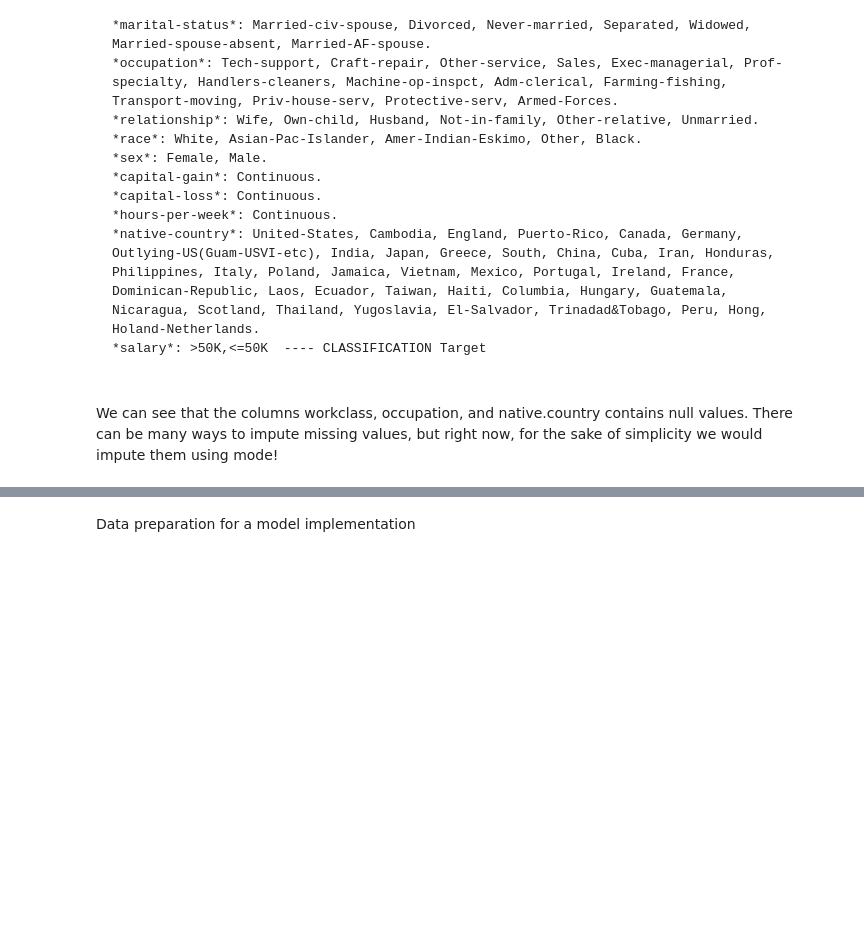
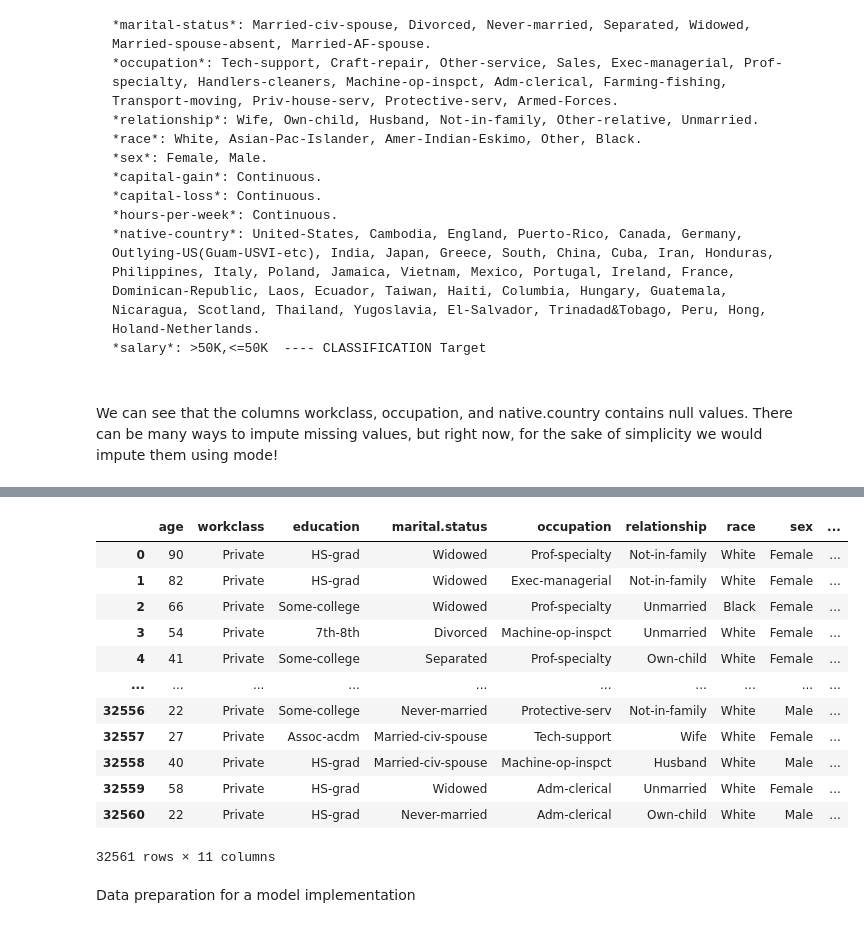
Before and after one commit to encoras/Artificial-Intelligence-Group, a Jupyter notebook: Feature_selection_Task_classifier_adult.ipynb, the cells around one changed output, grey strips where cells are left out. Saved outputs shown, nothing was run; the diff lists cells and outputs as text; code cells hidden in the pictures; blank space fills up the shorter version.

```diff
--- a/Feature_selection_Task_classifier_adult.ipynb
+++ b/Feature_selection_Task_classifier_adult.ipynb
@@ -36,0 +33,2 @@ df = pd.read_csv('/content/drive/MyDrive/Colab Notebooks/archive.zip')
+# %%
+df = pd.read_csv('https://raw.githubusercontent.com/pooja2512/Adult-Census-Income/refs/heads/master/adult.csv')
@@ -57,0 +77,3 @@ We can see that the columns workclass, occupation, and native.country contains n
+# %%
+df[df == '?'] = np.nan
+df.info()
@@ -61,3 +109,19 @@ for col in ['workclass', 'occupation', 'native.country']:
+# %%
+df
+# %% [output]
+|  | age | workclass | education | marital.status | occupation | relationship | race | sex | ... |
+| 0 | 90 | Private | HS-grad | Widowed | Prof-specialty | Not-in-family | White | Female | ... |
+| 1 | 82 | Private | HS-grad | Widowed | Exec-managerial | Not-in-family | White | Female | ... |
+| 2 | 66 | Private | Some-college | Widowed | Prof-specialty | Unmarried | Black | Female | ... |
+| 3 | 54 | Private | 7th-8th | Divorced | Machine-op-inspct | Unmarried | White | Female | ... |
+| 4 | 41 | Private | Some-college | Separated | Prof-specialty | Own-child | White | Female | ... |
+| ... | ... | ... | ... | ... | ... | ... | ... | ... | ... |
+| 32556 | 22 | Private | Some-college | Never-married | Protective-serv | Not-in-family | White | Male | ... |
+| 32557 | 27 | Private | Assoc-acdm | Married-civ-spouse | Tech-support | Wife | White | Female | ... |
+| 32558 | 40 | Private | HS-grad | Married-civ-spouse | Machine-op-inspct | Husband | White | Male | ... |
+| 32559 | 58 | Private | HS-grad | Widowed | Adm-clerical | Unmarried | White | Female | ... |
+| 32560 | 22 | Private | HS-grad | Never-married | Adm-clerical | Own-child | White | Male | ... |
+32561 rows × 11 columns
 # %% [markdown]
 Data preparation for a model implementation
 # %%
```
Also changed, not shown: parts of 9 cells of this notebook.
